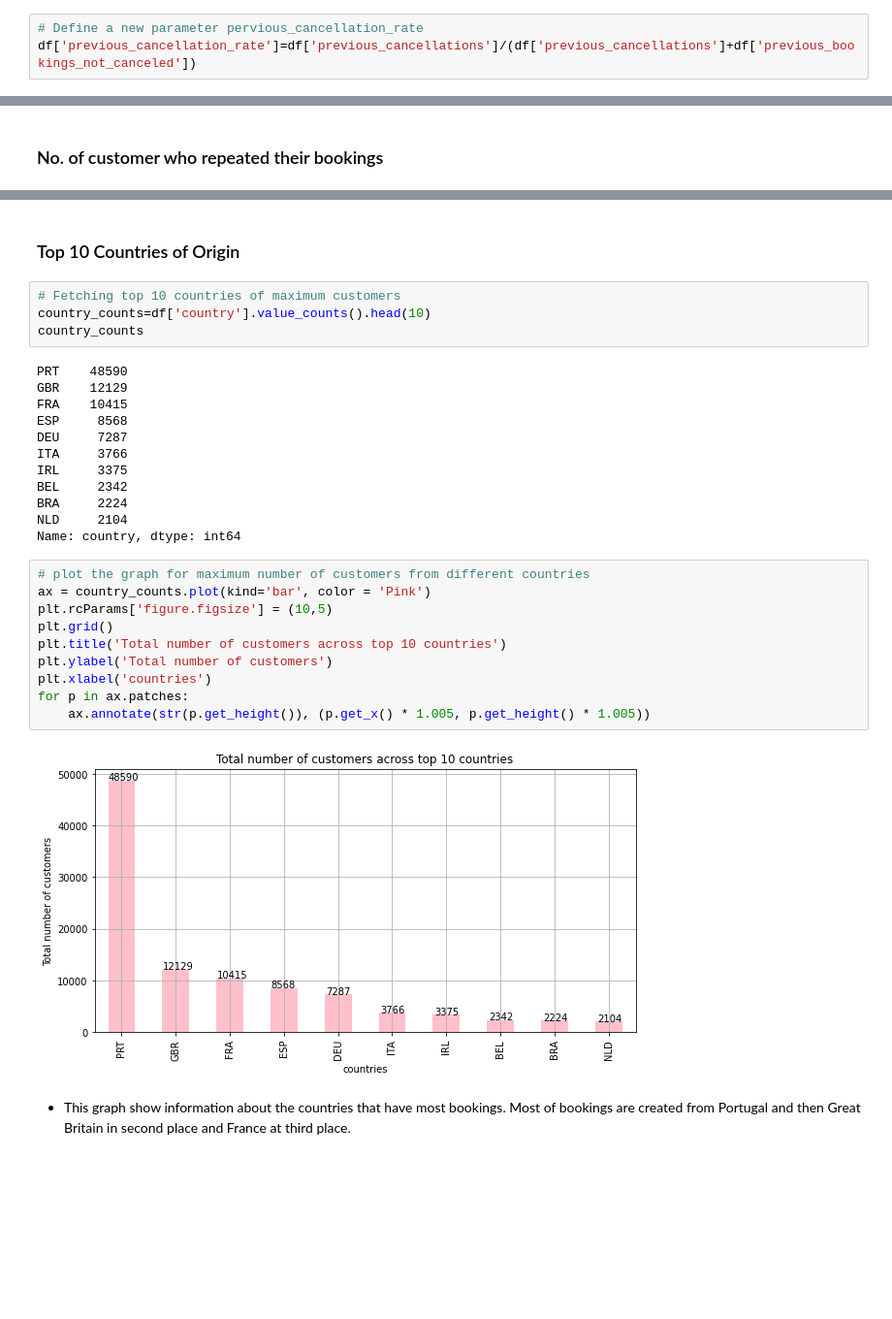
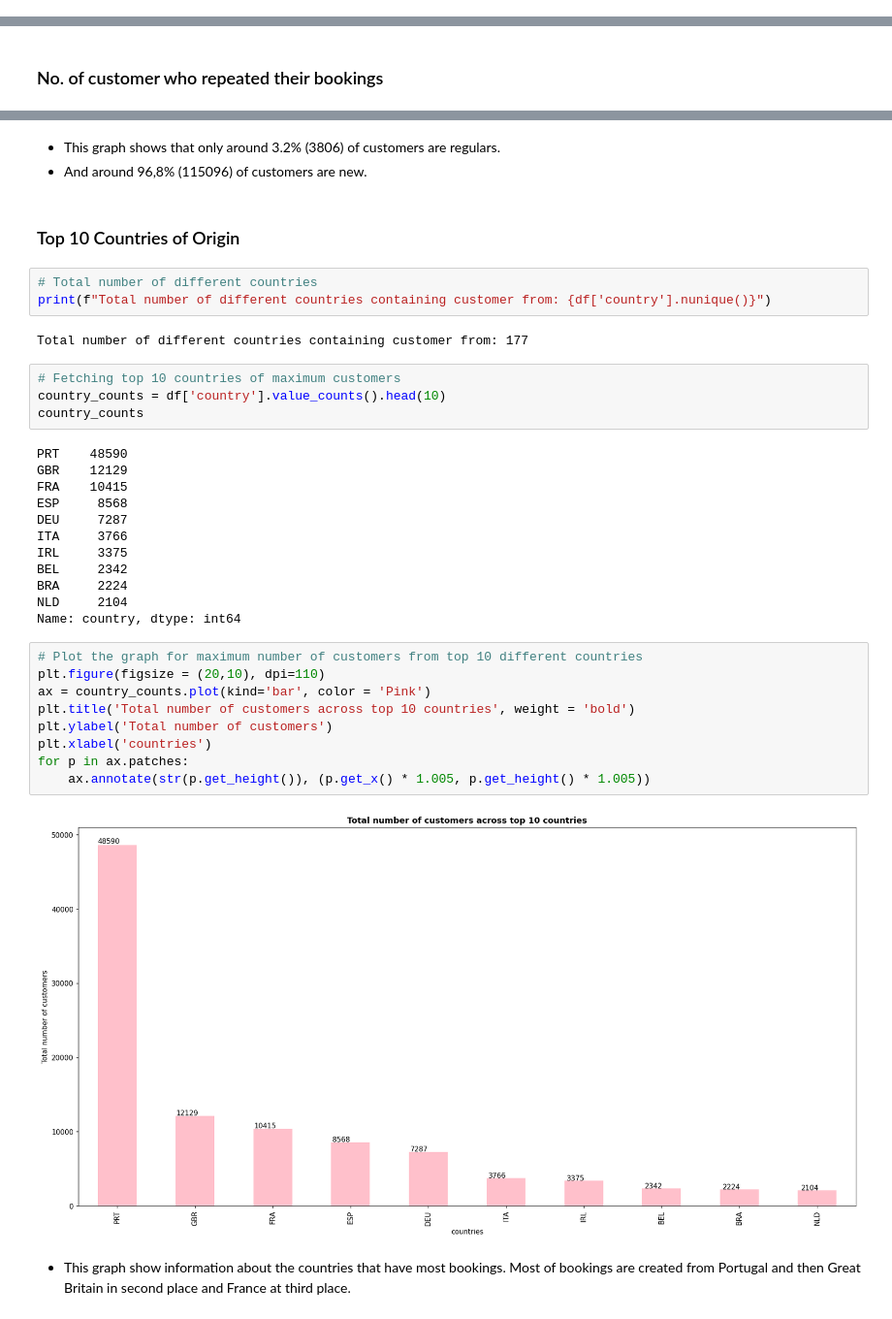
Before and after one commit to KK-Niraj/Hotel-Booking-Analysis, a Jupyter notebook: Hotel_Booking_Analysis_Capstone_Project.ipynb, the cells around one changed output, grey strips where cells are left out. Shown at 97% size. Cells and saved outputs as stored; diff of their text form; blank space fills up the shorter version.

```diff
--- a/Hotel_Booking_Analysis_Capstone_Project.ipynb
+++ b/Hotel_Booking_Analysis_Capstone_Project.ipynb
@@ -320,3 +327,0 @@ Text(0, 0.5, 'Current Cancellation Rate (%)')
-# %%
-# Define a new parameter pervious_cancellation_rate
-df['previous_cancellation_rate']=df['previous_cancellations']/(df['previous_cancellations']+df['previous_bookings_not_canceled'])
@@ -637,11 +652,21 @@ plt.ylabel('Count')
 # %% [output]
 Text(0, 0.5, 'Count')
 [figure]
+# %% [markdown]
+
+
+*   This graph shows that only around 3.2% (3806) of customers are regulars.
+*   And around 96,8% (115096) of customers are new.
 # %% [markdown]
 ### Top 10 Countries of Origin
+# %%
+# Total number of different countries
+print(f"Total number of different countries containing customer from: {df['country'].nunique()}")
+# %% [output]
+Total number of different countries containing customer from: 177
 # %%
 # Fetching top 10 countries of maximum customers
-country_counts=df['country'].value_counts().head(10)
+country_counts = df['country'].value_counts().head(10)
 country_counts
 # %% [output]
 PRT    48590
@@ -656,17 +681,16 @@ BRA     2224
 NLD     2104
 Name: country, dtype: int64
 # %%
-# plot the graph for maximum number of customers from different countries
+# Plot the graph for maximum number of customers from top 10 different countries
+plt.figure(figsize = (20,10), dpi=110)
 ax = country_counts.plot(kind='bar', color = 'Pink')
-plt.rcParams['figure.figsize'] = (10,5)
-plt.grid()
-plt.title('Total number of customers across top 10 countries')
+plt.title('Total number of customers across top 10 countries', weight = 'bold')
 plt.ylabel('Total number of customers')
 plt.xlabel('countries')
 for p in ax.patches:
     ax.annotate(str(p.get_height()), (p.get_x() * 1.005, p.get_height() * 1.005))
 # %% [output]
-[figure, old version]
+[figure, new version]
 # %% [markdown]
 *   This graph show information about the countries that have most bookings. Most of bookings are created from Portugal and then Great Britain in second place and France at third place.
 # %%
```
Also changed, not shown: parts of 95 cells of this notebook.
